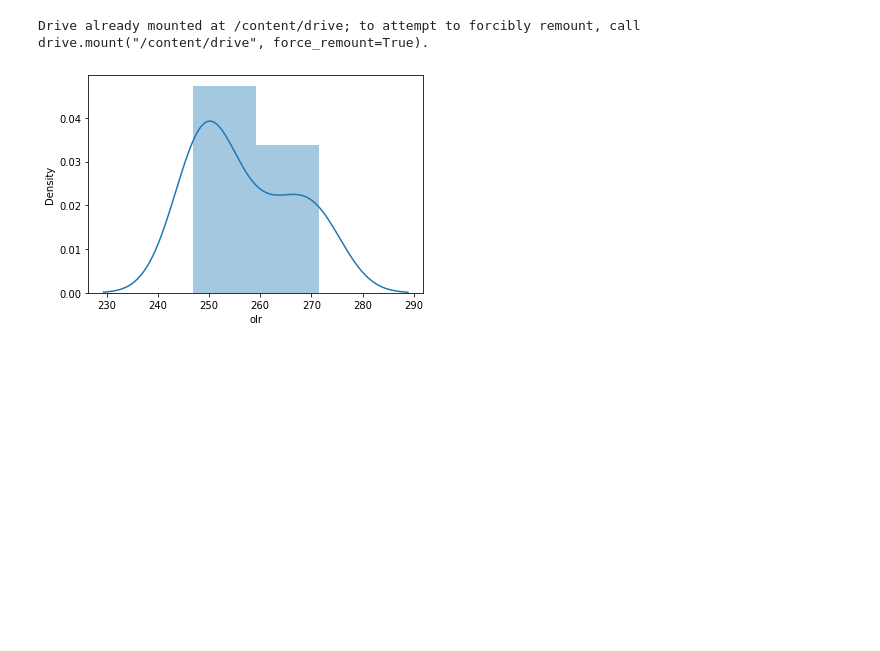
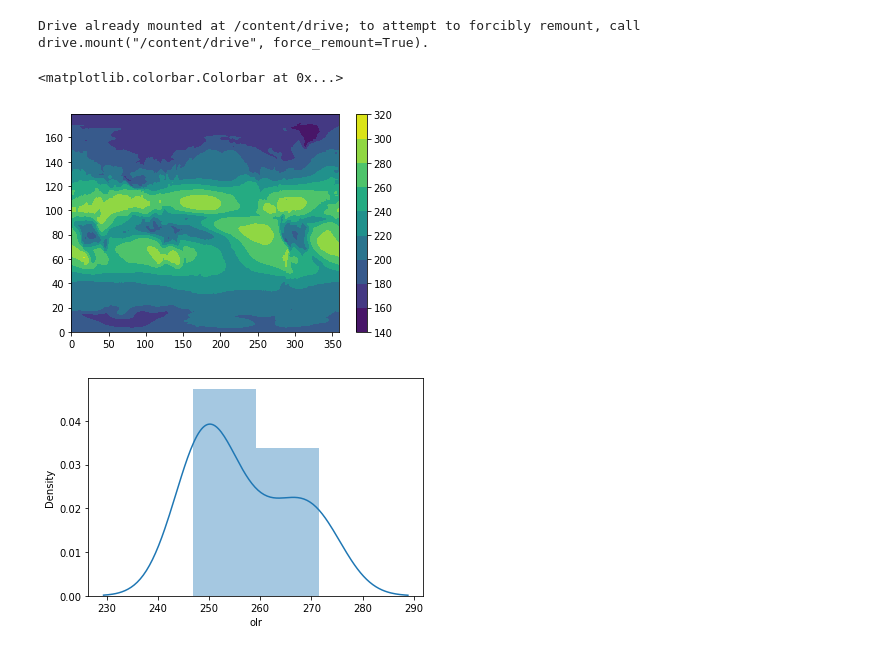
Before and after one commit to efrenlopezm/DataAnalytics, a Jupyter notebook: H8.ipynb, the cells around one changed output. Saved outputs shown, nothing was run; the diff lists cells and outputs as text; code cells hidden in the pictures; blank space fills up the shorter version.

```diff
--- a/H8.ipynb
+++ b/H8.ipynb
@@ -30,6 +30,12 @@ xr = rioxarray.open_rasterio(radiation_file)
 #xr.attrs['units'] = 'Standardized Units of Relative Dry and Wet'
 xr = xr[1]
 xr.attrs
+# %%
+plt.contourf(xr['olr'][0,:,:])
+plt.colorbar()
+# %% [output]
+<matplotlib.colorbar.Colorbar at 0x...>
+[figure, added]
 # %%
 #Get data from Tropical locations
 
```
Also changed, not shown: parts of 2 cells of this notebook.
